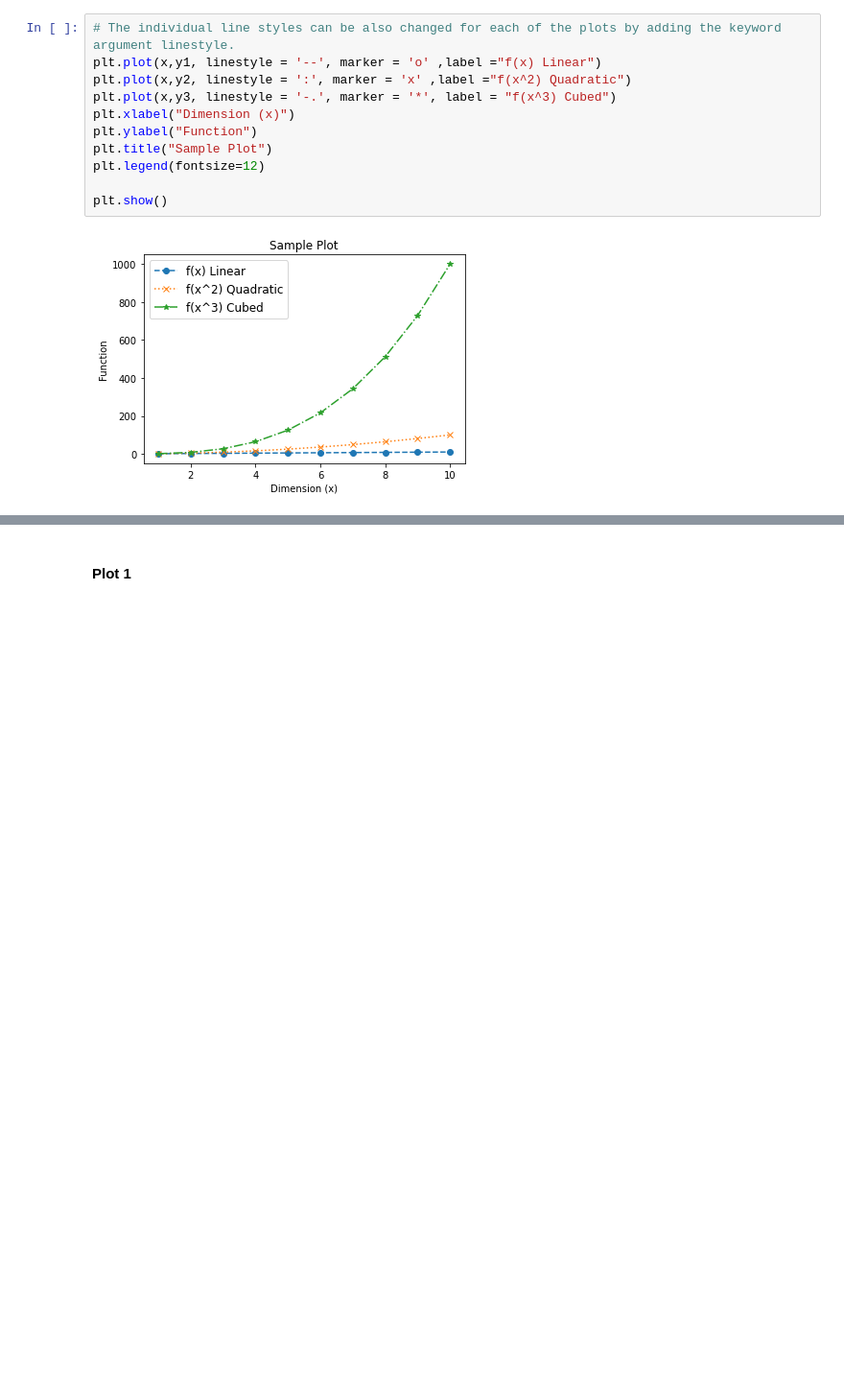
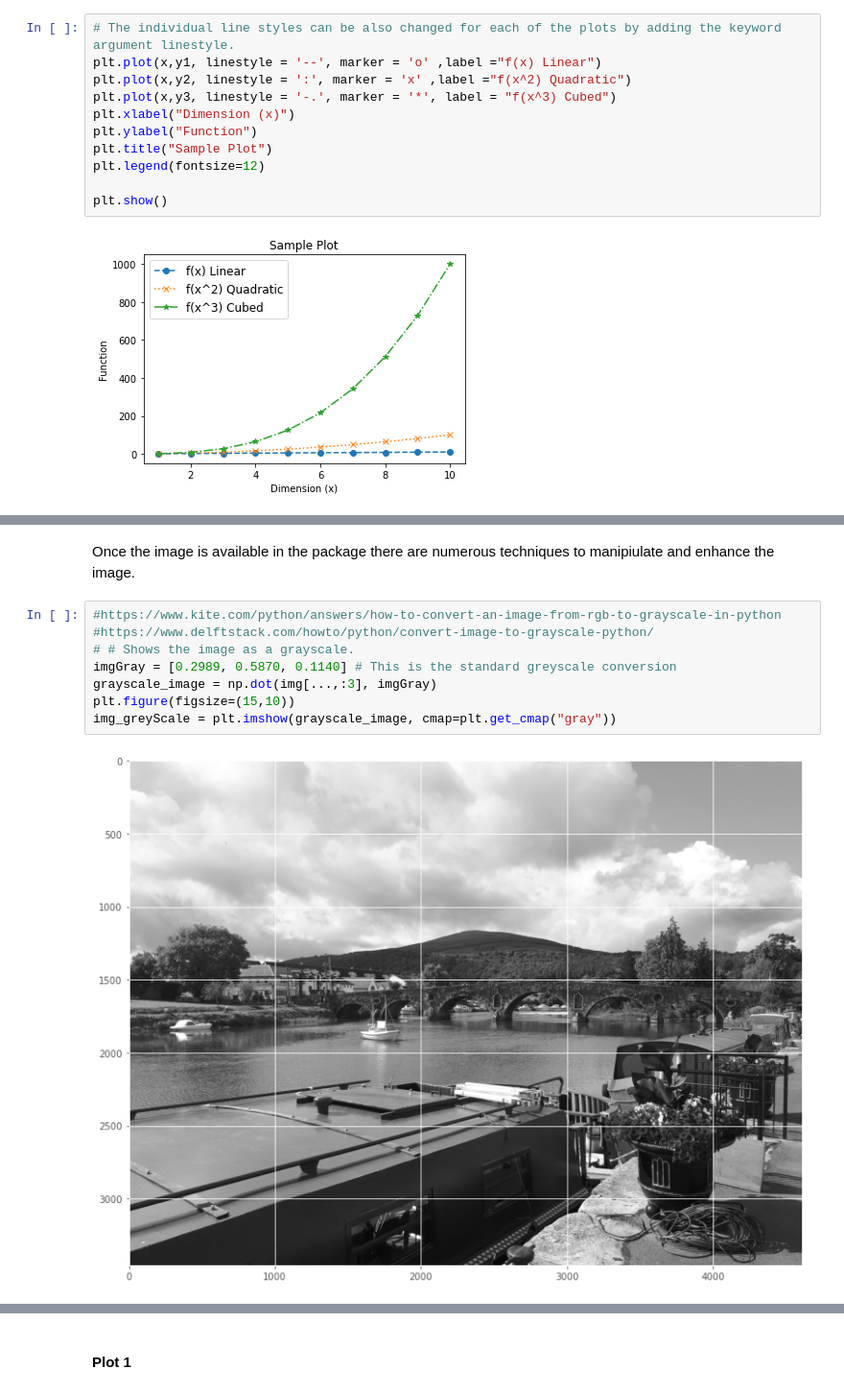
Before and after one commit to donneger/data_analysis_assessment, a Jupyter notebook: pyplot_assignment/pyplot.ipynb, the cells around one changed output, grey strips where cells are left out. Shown at 96% size. Cells and saved outputs as stored; diff of their text form; blank space fills up the shorter version.

```diff
--- a/pyplot_assignment/pyplot.ipynb
+++ b/pyplot_assignment/pyplot.ipynb
@@ -203,0 +252,12 @@ In this section I will be looking at 3 plots from the pyplot package and going t
+# %% [markdown]
+Once the image is available in the package there are numerous techniques to manipiulate and enhance the image.
+# %%
+#https://www.kite.com/python/answers/how-to-convert-an-image-from-rgb-to-grayscale-in-python
+#https://www.delftstack.com/howto/python/convert-image-to-grayscale-python/
+# # Shows the image as a grayscale.
+imgGray = [0.2989, 0.5870, 0.1140] # This is the standard greyscale conversion
+grayscale_image = np.dot(img[...,:3], imgGray)
+plt.figure(figsize=(15,10))
+img_greyScale = plt.imshow(grayscale_image, cmap=plt.get_cmap("gray"))
+# %% [output]
+[figure, added]
```
Also changed, not shown: parts of 18 cells of this notebook.
